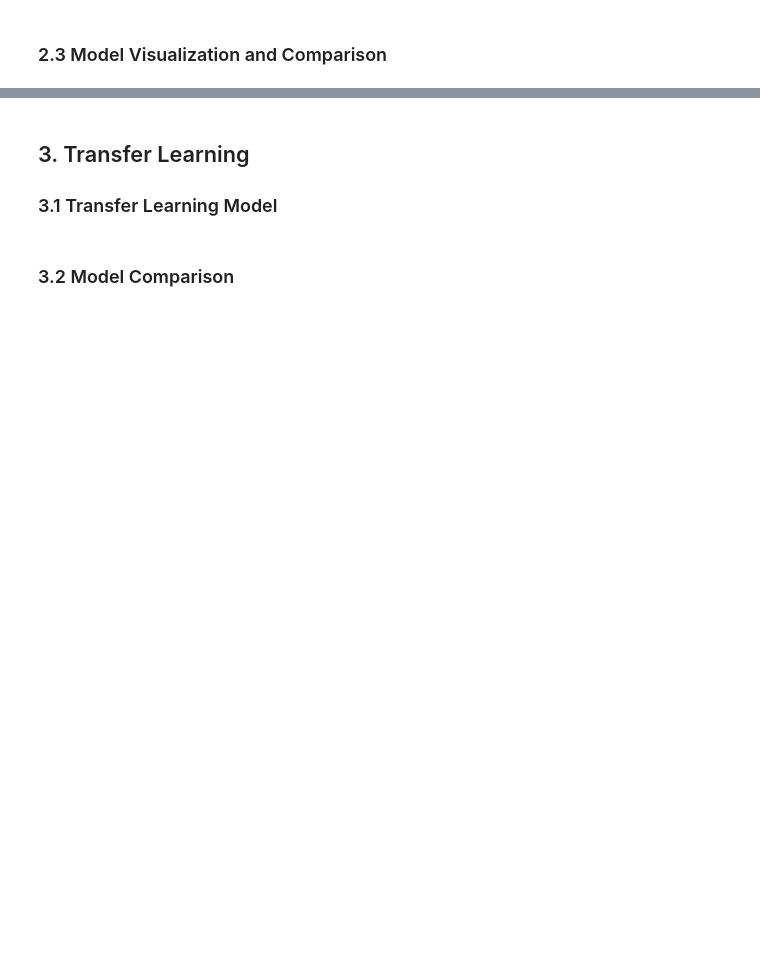
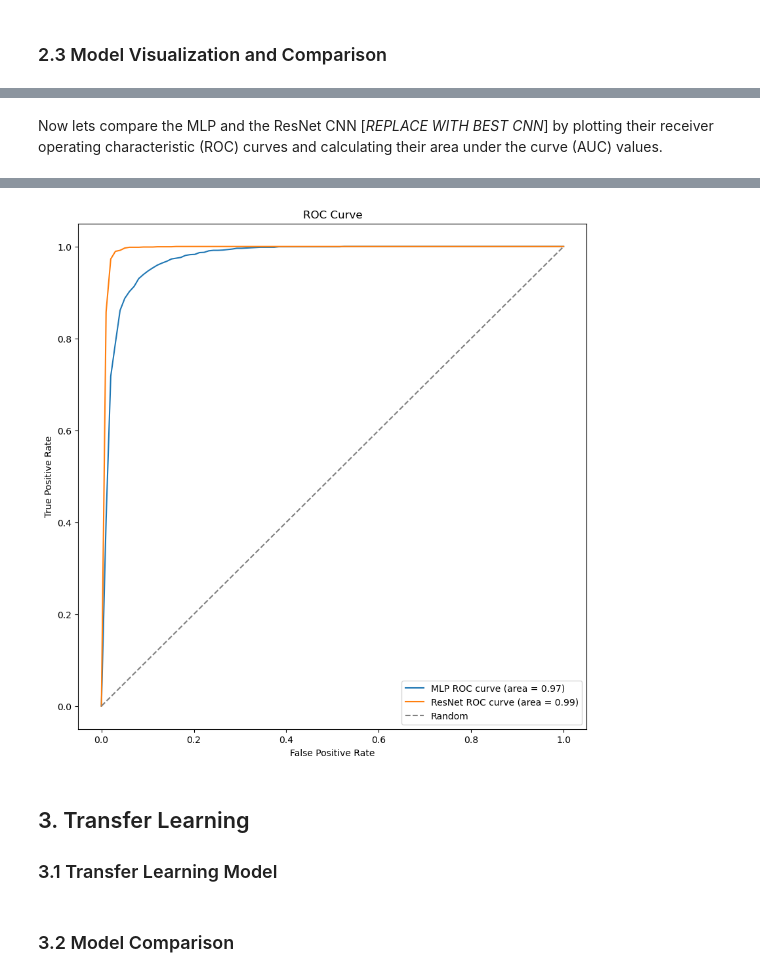
Before and after one commit to Mikecamdo/MachineLearning, a Jupyter notebook: Lab 6/CNNs.ipynb, the cells around one changed output, grey strips where cells are left out. Saved outputs shown, nothing was run; the diff lists cells and outputs as text; code cells hidden in the pictures; blank space fills up the shorter version.

```diff
--- a/Lab 6/CNNs.ipynb
+++ b/Lab 6/CNNs.ipynb
@@ -396,0 +524,34 @@ plt.show()
+# %% [markdown]
+Now lets compare the MLP and the ResNet CNN [*REPLACE WITH BEST CNN*] by plotting their receiver operating characteristic (ROC) curves and calculating their area under the curve (AUC) values.
+# %%
+# Compare the ResNet[best] model to the MLP model using receiver operating characteristic (ROC) curves
+
+from sklearn.metrics import roc_curve, auc
+
+mean_fpr = np.linspace(0, 1, 100)
+
+# MLP model
+y_pred_mlp = mlp.predict(X_test).ravel()
+fpr_mlp, tpr_mlp, thresholds_mlp = roc_curve(y_test, y_pred_mlp)
+mean_tpr_mlp = np.interp(mean_fpr, fpr_mlp, tpr_mlp)
+mean_tpr_mlp[0] = 0.0
+roc_auc_mlp = auc(fpr_mlp, tpr_mlp)
+
+# ResNet model
+y_pred_res = resnet.predict(X_test).ravel()
+fpr_res, tpr_res, thresholds_res = roc_curve(y_test, y_pred_res)
+mean_tpr_res = np.interp(mean_fpr, fpr_res, tpr_res)
+mean_tpr_res[0] = 0.0
+roc_auc_res = auc(fpr_res, tpr_res)
+
+# Plot ROC curves
+plt.figure(figsize=(10,10))
+plt.plot(mean_fpr, mean_tpr_mlp, label='MLP ROC curve (area = %0.2f)' % roc_auc_mlp)
+plt.plot(mean_fpr, mean_tpr_res, label='ResNet ROC curve (area = %0.2f)' % roc_auc_res)
+plt.plot([0, 1], [0, 1], linestyle='--', color='gray', label='Random')
+plt.xlabel('False Positive Rate')
+plt.ylabel('True Positive Rate')
+plt.title('ROC Curve')
+plt.legend(loc="lower right")
+plt.show()
+# %% [output]
@@ -397,3 +560,4 @@ plt.show()
+[figure, added]
 # %% [markdown]
 ## 3. Transfer Learning
 ### 3.1 Transfer Learning Model
```
Also changed, not shown: parts of 14 cells of this notebook.
